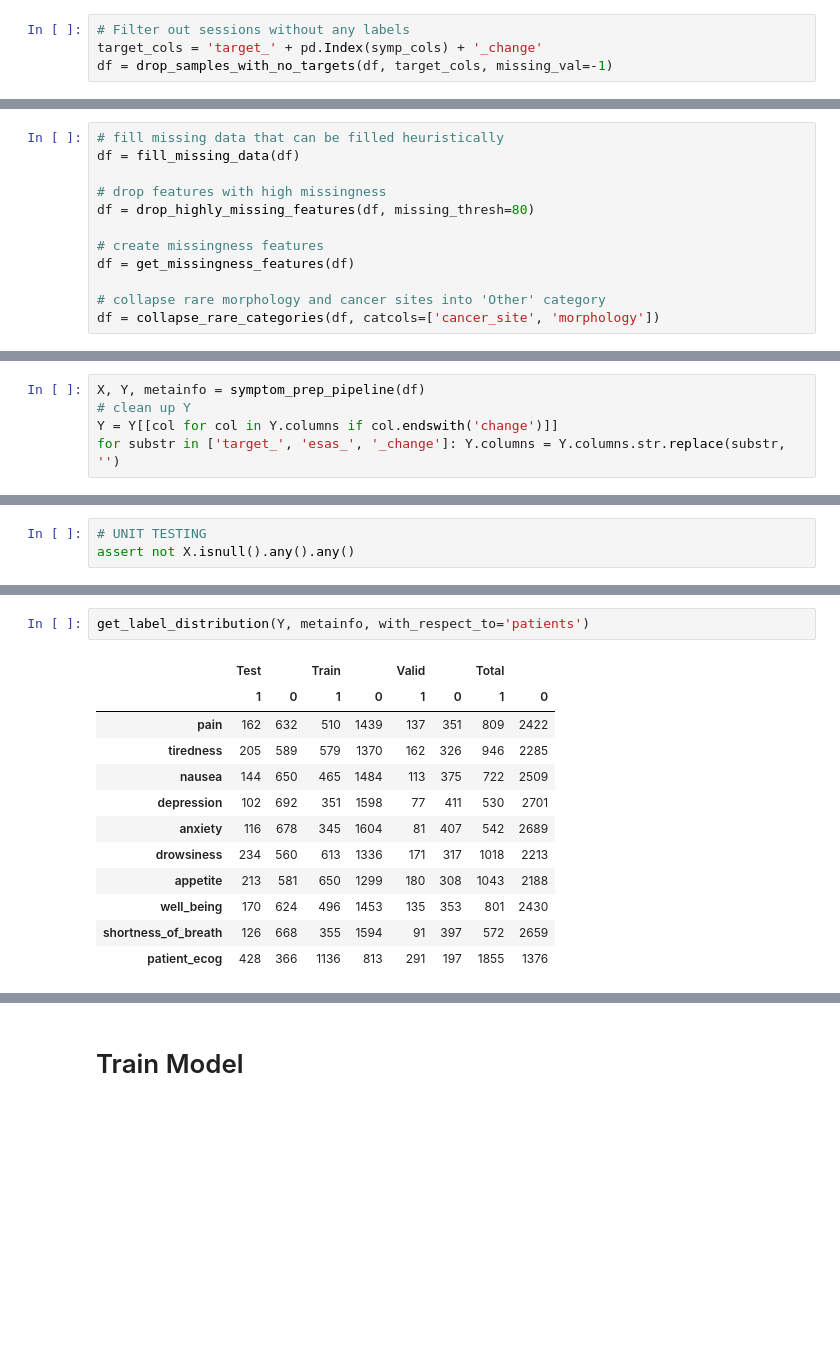
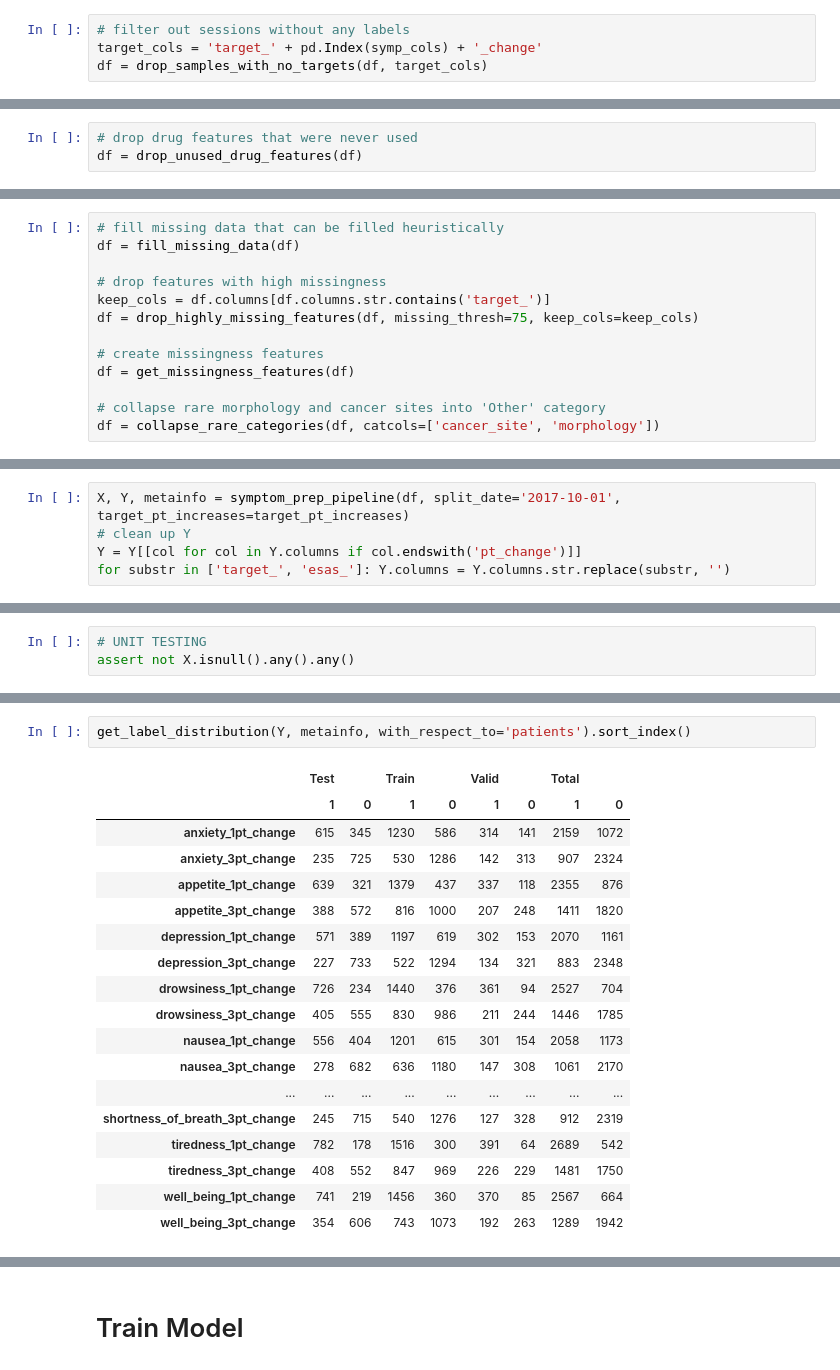
Before and after one commit to ml4oncology/PredUCE, a Jupyter notebook: notebooks/Symptom.ipynb, the cells around one changed output, grey strips where cells are left out. Saved outputs shown, nothing was run; the diff lists cells and outputs as text; blank space fills up the shorter version.

```diff
--- a/notebooks/Symptom.ipynb
+++ b/notebooks/Symptom.ipynb
@@ -55,5 +66,5 @@ df = convert_to_binary_symptom_labels(df)
 # %%
-# Filter out sessions without any labels
+# filter out sessions without any labels
 target_cols = 'target_' + pd.Index(symp_cols) + '_change'
-df = drop_samples_with_no_targets(df, target_cols, missing_val=-1)
+df = drop_samples_with_no_targets(df, target_cols)
 # %% [output]
@@ -65,0 +77,3 @@ df = drop_samples_outside_study_date(df)
+# %%
+# drop drug features that were never used
+df = drop_unused_drug_features(df)
@@ -97,7 +114,8 @@ get_nmissing(df)
 df = fill_missing_data(df)
 
 # drop features with high missingness
-df = drop_highly_missing_features(df, missing_thresh=80)
+keep_cols = df.columns[df.columns.str.contains('target_')]
+df = drop_highly_missing_features(df, missing_thresh=75, keep_cols=keep_cols)
 
 # create missingness features
 df = get_missingness_features(df)
@@ -111,6 +129,6 @@ df = collapse_rare_categories(df, catcols=['cancer_site', 'morphology'])
 # %%
-X, Y, metainfo = symptom_prep_pipeline(df)
+X, Y, metainfo = symptom_prep_pipeline(df, split_date='2017-10-01', target_pt_increases=target_pt_increases)
 # clean up Y
-Y = Y[[col for col in Y.columns if col.endswith('change')]]
-for substr in ['target_', 'esas_', '_change']: Y.columns = Y.columns.str.replace(substr, '')
+Y = Y[[col for col in Y.columns if col.endswith('pt_change')]]
+for substr in ['target_', 'esas_']: Y.columns = Y.columns.str.replace(substr, '')
 # %% [output]
@@ -178,18 +204,24 @@ get_label_distribution(Y, metainfo, with_respect_to='sessions')
 # %%
-get_label_distribution(Y, metainfo, with_respect_to='patients')
+get_label_distribution(Y, metainfo, with_respect_to='patients').sort_index()
 # %% [output]
 |  | Test |  | Train |  | Valid |  | Total |  |
 |  | 1 | 0 | 1 | 0 | 1 | 0 | 1 | 0 |
-| pain | 162 | 632 | 510 | 1439 | 137 | 351 | 809 | 2422 |
-| tiredness | 205 | 589 | 579 | 1370 | 162 | 326 | 946 | 2285 |
-| nausea | 144 | 650 | 465 | 1484 | 113 | 375 | 722 | 2509 |
-| depression | 102 | 692 | 351 | 1598 | 77 | 411 | 530 | 2701 |
-| anxiety | 116 | 678 | 345 | 1604 | 81 | 407 | 542 | 2689 |
-| drowsiness | 234 | 560 | 613 | 1336 | 171 | 317 | 1018 | 2213 |
-| appetite | 213 | 581 | 650 | 1299 | 180 | 308 | 1043 | 2188 |
-| well_being | 170 | 624 | 496 | 1453 | 135 | 353 | 801 | 2430 |
-| shortness_of_breath | 126 | 668 | 355 | 1594 | 91 | 397 | 572 | 2659 |
-| patient_ecog | 428 | 366 | 1136 | 813 | 291 | 197 | 1855 | 1376 |
+| anxiety_1pt_change | 615 | 345 | 1230 | 586 | 314 | 141 | 2159 | 1072 |
+| anxiety_3pt_change | 235 | 725 | 530 | 1286 | 142 | 313 | 907 | 2324 |
+| appetite_1pt_change | 639 | 321 | 1379 | 437 | 337 | 118 | 2355 | 876 |
+| appetite_3pt_change | 388 | 572 | 816 | 1000 | 207 | 248 | 1411 | 1820 |
+| depression_1pt_change | 571 | 389 | 1197 | 619 | 302 | 153 | 2070 | 1161 |
+| depression_3pt_change | 227 | 733 | 522 | 1294 | 134 | 321 | 883 | 2348 |
+| drowsiness_1pt_change | 726 | 234 | 1440 | 376 | 361 | 94 | 2527 | 704 |
+| drowsiness_3pt_change | 405 | 555 | 830 | 986 | 211 | 244 | 1446 | 1785 |
+| nausea_1pt_change | 556 | 404 | 1201 | 615 | 301 | 154 | 2058 | 1173 |
+| nausea_3pt_change | 278 | 682 | 636 | 1180 | 147 | 308 | 1061 | 2170 |
+| ... | ... | ... | ... | ... | ... | ... | ... | ... |
+| shortness_of_breath_3pt_change | 245 | 715 | 540 | 1276 | 127 | 328 | 912 | 2319 |
+| tiredness_1pt_change | 782 | 178 | 1516 | 300 | 391 | 64 | 2689 | 542 |
+| tiredness_3pt_change | 408 | 552 | 847 | 969 | 226 | 229 | 1481 | 1750 |
+| well_being_1pt_change | 741 | 219 | 1456 | 360 | 370 | 85 | 2567 | 664 |
+| well_being_3pt_change | 354 | 606 | 743 | 1073 | 192 | 263 | 1289 | 1942 |
 # %%
 # Feature Characteristics
 prep = PrepData()
```
Also changed, not shown: parts of 22 cells of this notebook, 10 other files.
